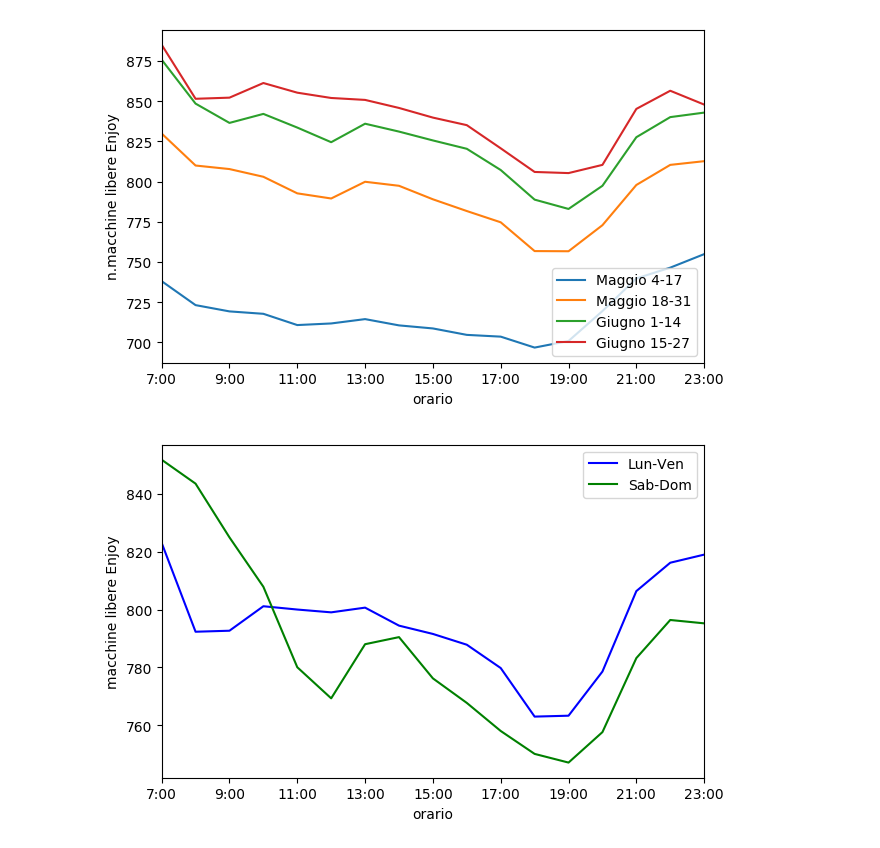
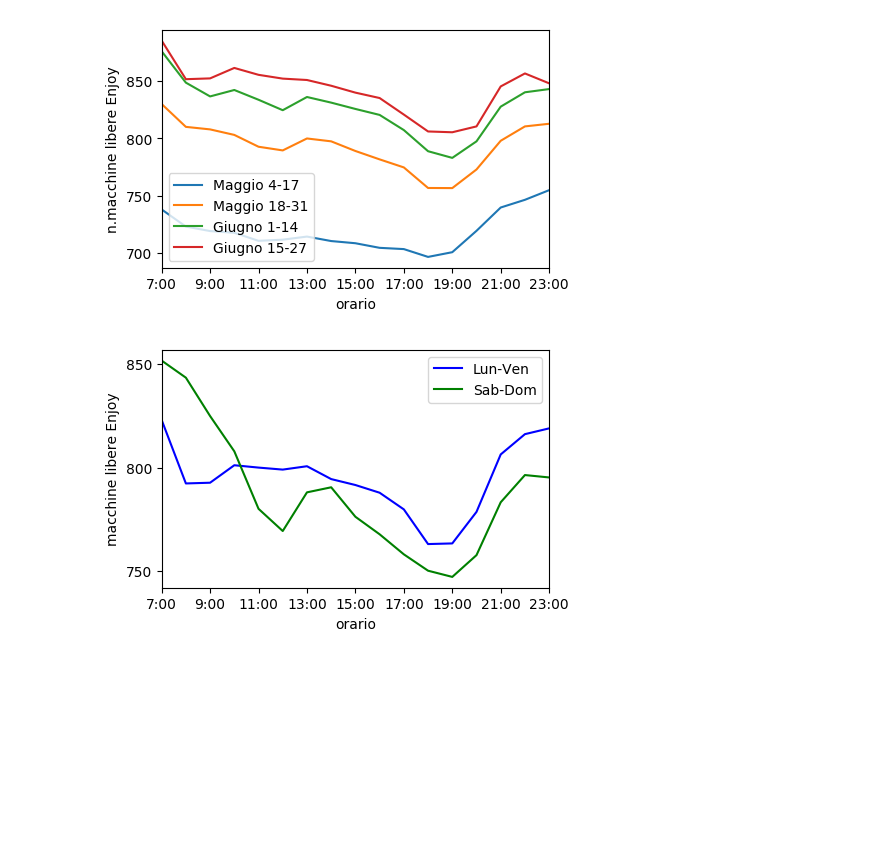
Before and after one commit to mmastrapasqua7/kowalskianalysis, a Jupyter notebook: jupyter/05_VariazioneMacchineLibere.ipynb, the cells around one changed output. Drawn from its saved outputs; the diff is of its cells as text; code cells hidden in the pictures; blank space fills up the shorter version.

```diff
--- a/jupyter/05_VariazioneMacchineLibere.ipynb
+++ b/jupyter/05_VariazioneMacchineLibere.ipynb
@@ -6,7 +6,7 @@ import matplotlib.pyplot as plt
 
 from scipy.constants import golden
 plt.style.use('default')
-plt.rc('figure', figsize=((7.0, 7.0 / golden)))
+plt.rc('figure', figsize=((5.0, 5.0 / golden)))
 
 # VARIABILI
 csvfile = 'csv/alldata.csv'
@@ -65,32 +65,33 @@ wcolors = ['blue', 'green', 'purple']
 # %%
 # Velocita' media durante il giorno
 def macchine_libere_giorno(df):
     ore = range(7, 24)
     vmedia_giorno_ore = []
     for ora in ore:
         tragitti_fascia_oraria = df[df['Hour'] == ora]
         vmedia_giorno_ore.append(tragitti_fascia_oraria['EnjoyFreeCars'].mean())
     return vmedia_giorno_ore
 
 lst = [
     macchine_libere_giorno(tragitti[(tragitti['Month'] == 5) & tragitti['Day'].between(4, 17)]),
     macchine_libere_giorno(tragitti[(tragitti['Month'] == 5) & tragitti['Day'].between(18, 31)]),
     macchine_libere_giorno(tragitti[(tragitti['Month'] == 6) & tragitti['Day'].between(1, 14)]),
     macchine_libere_giorno(tragitti[(tragitti['Month'] == 6) & tragitti['Day'].between(15, 27)])]
 
 array = np.array(lst).T
 
 confronto_vmedie_week_by_week = pd.DataFrame(
     array,
     index=myindex,
     columns=['Maggio 4-17', 'Maggio 18-31', 'Giugno 1-14', 'Giugno 15-27']).round(decimals=1)
 
 confronto_vmedie_week_by_week.plot()
+plt.yticks(range(700, 900, 50))
 plt.xlabel('orario')
 plt.ylabel('n.macchine libere Enjoy')
 plt.show()
 # %% [output]
-[figure, old version]
+[figure, new version]
 # %%
 def macchine_libere_week_weekend(df):
     sd = 4
@@ -126,8 +127,9 @@ def macchine_libere_week_weekend(df):
     return pd.DataFrame(array, index=myindex, columns=['Lun-Ven', 'Sab-Dom']).round(2)
 # %%
 macchine_libere_week_weekend(tragitti).plot(color=wcolors)
+plt.yticks(range(750, 900, 50))
 plt.xlabel('orario')
 plt.ylabel('macchine libere Enjoy')
 plt.show()
 # %% [output]
-[figure, old version]
+[figure, new version]
```
Also changed, not shown: 9 other files.
